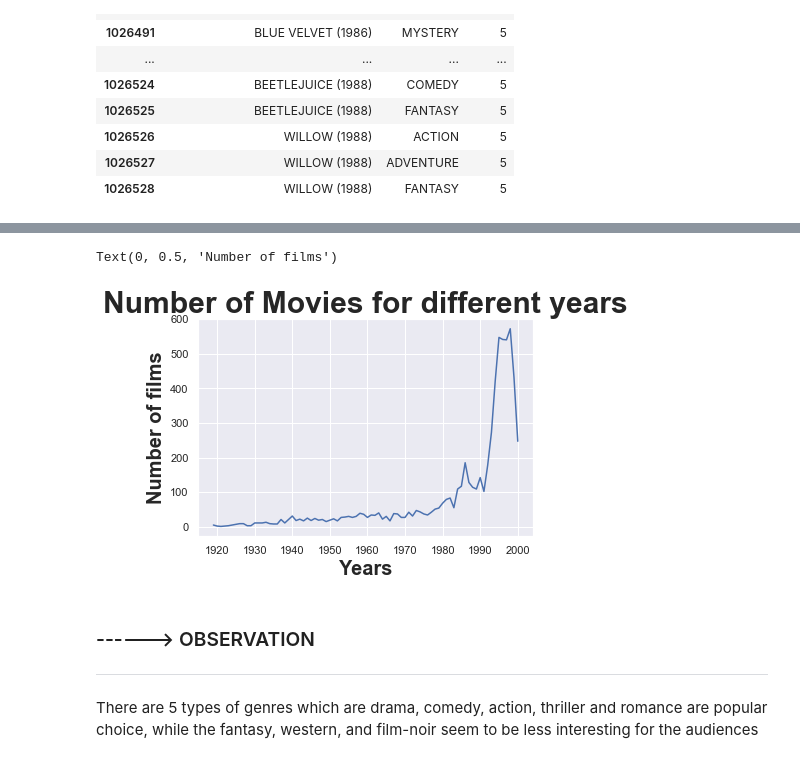
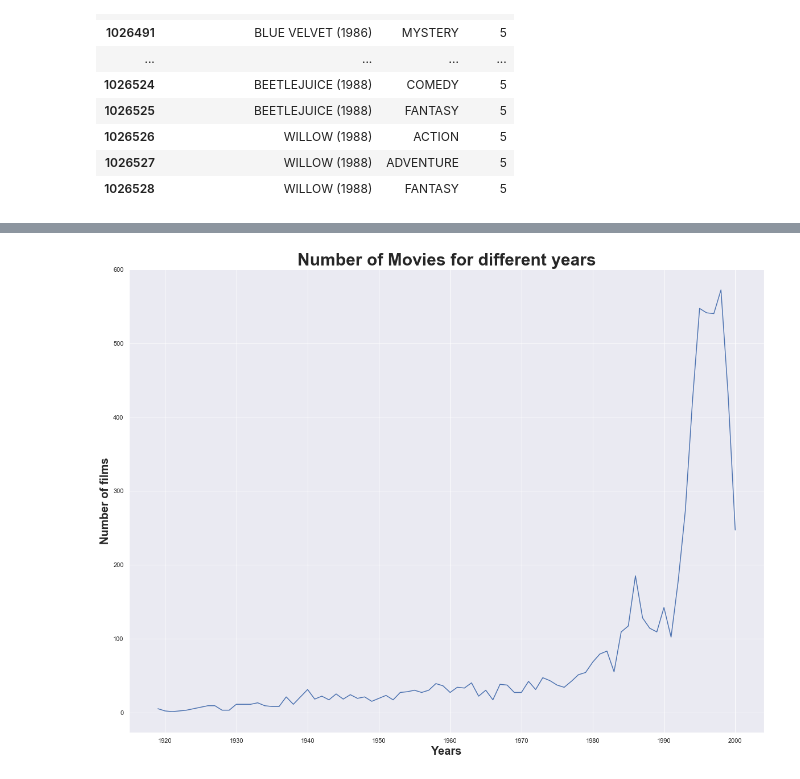
Before and after one commit to ChauHuynh1/DataScience, a Jupyter notebook: RecommenderSystem/MovieRecommenderSystem.ipynb, the cells around one changed output, grey strips where cells are left out. Drawn from its saved outputs; the diff is of its cells as text; code cells hidden in the pictures.

```diff
--- a/RecommenderSystem/MovieRecommenderSystem.ipynb
+++ b/RecommenderSystem/MovieRecommenderSystem.ipynb
@@ -662,4 +662,5 @@ sns.set(style="darkgrid")
 ax.set_title("Genres Distribution", fontsize = 30, fontweight = 'bold' )
 ax.set_xlabel("Genres", fontsize = 20, fontweight = 'bold' )
 ax.set_ylabel("Number of films", fontsize = 20, fontweight = 'bold' )
+plt.rcParams['figure.figsize'] = [20, 15]
 # %% [output]
@@ -678,4 +678,5 @@ movies['year'] = movies['title'].str[-5:-1].astype(int)
 ax = movies.boxplot(column= "year")
 
 ax.set_xlabel("Years", fontsize = 20, fontweight = 'bold' )
+plt.rcParams['figure.figsize'] = [20, 15]
 # %% [output]
@@ -688,13 +688,9 @@ There are 5 types of genres which are drama, comedy, action, thriller and romanc
 # %%
 ax = movies.groupby('year').count()['movie_id'].plot()
 
 ax.set_title("Number of Movies for different years", fontsize = 30, fontweight = 'bold' )
 ax.set_xlabel("Years", fontsize = 20, fontweight = 'bold' )
 ax.set_ylabel("Number of films", fontsize = 20, fontweight = 'bold' )
+plt.rcParams['figure.figsize'] = [20, 15]
 # %% [output]
-Text(0, 0.5, 'Number of films')
-[figure, old version]
+[figure, new version]
-# %% [markdown]
-### ------> OBSERVATION
-*****
-There are 5 types of genres which are drama, comedy, action, thriller and romance are popular choice, while the fantasy, western, and film-noir seem to be less interesting for the audiences
```
Also changed, not shown: parts of 14 cells of this notebook.
